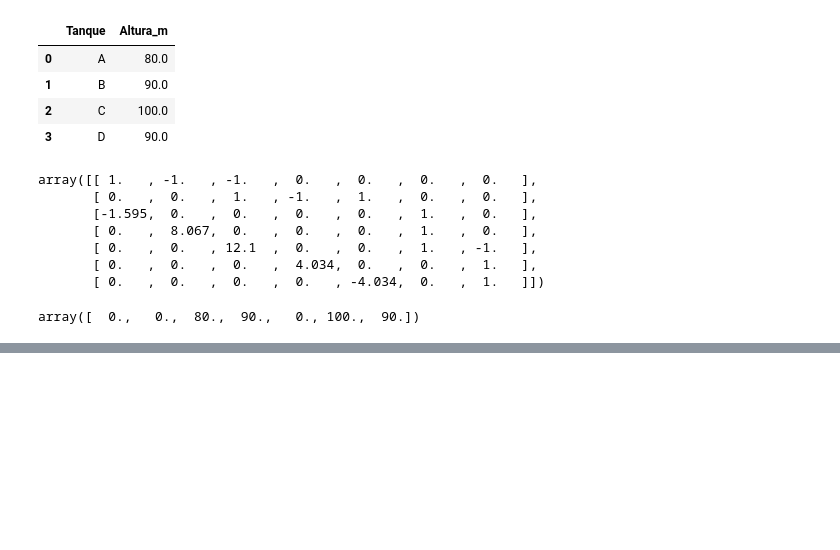
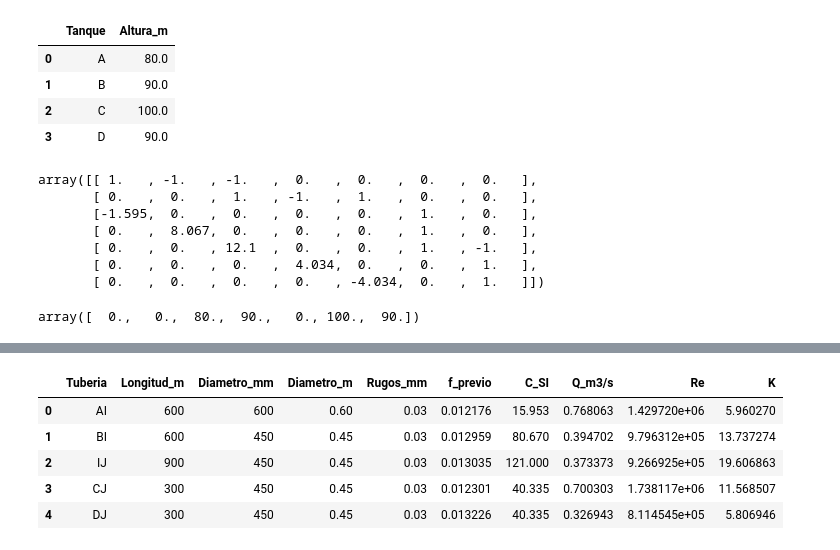
Before and after one commit to apreziosir86/Tuberias_codigos, a Jupyter notebook: 250603_RedAbierta_6-7Duarte.ipynb, the cells around one changed output, grey strips where cells are left out. Saved outputs shown, nothing was run; the diff lists cells and outputs as text; code cells hidden in the pictures; blank space fills up the shorter version.

```diff
--- a/250603_RedAbierta_6-7Duarte.ipynb
+++ b/250603_RedAbierta_6-7Duarte.ipynb
@@ -188,0 +295,9 @@ Error = 0.0007
+# %%
+df_tubos
+# %% [output]
+|  | Tuberia | Longitud_m | Diametro_mm | Diametro_m | Rugos_mm | f_previo | C_SI | Q_m3/s | Re | K |
+| 0 | AI | 600 | 600 | 0.60 | 0.03 | 0.012176 | 15.953 | 0.768063 | 1.429720e+06 | 5.960270 |
+| 1 | BI | 600 | 450 | 0.45 | 0.03 | 0.012959 | 80.670 | 0.394702 | 9.796312e+05 | 13.737274 |
+| 2 | IJ | 900 | 450 | 0.45 | 0.03 | 0.013035 | 121.000 | 0.373373 | 9.266925e+05 | 19.606863 |
+| 3 | CJ | 300 | 450 | 0.45 | 0.03 | 0.012301 | 40.335 | 0.700303 | 1.738117e+06 | 11.568507 |
+| 4 | DJ | 300 | 450 | 0.45 | 0.03 | 0.013226 | 40.335 | 0.326943 | 8.114545e+05 | 5.806946 |
```
Also changed, not shown: parts of 7 cells of this notebook.
